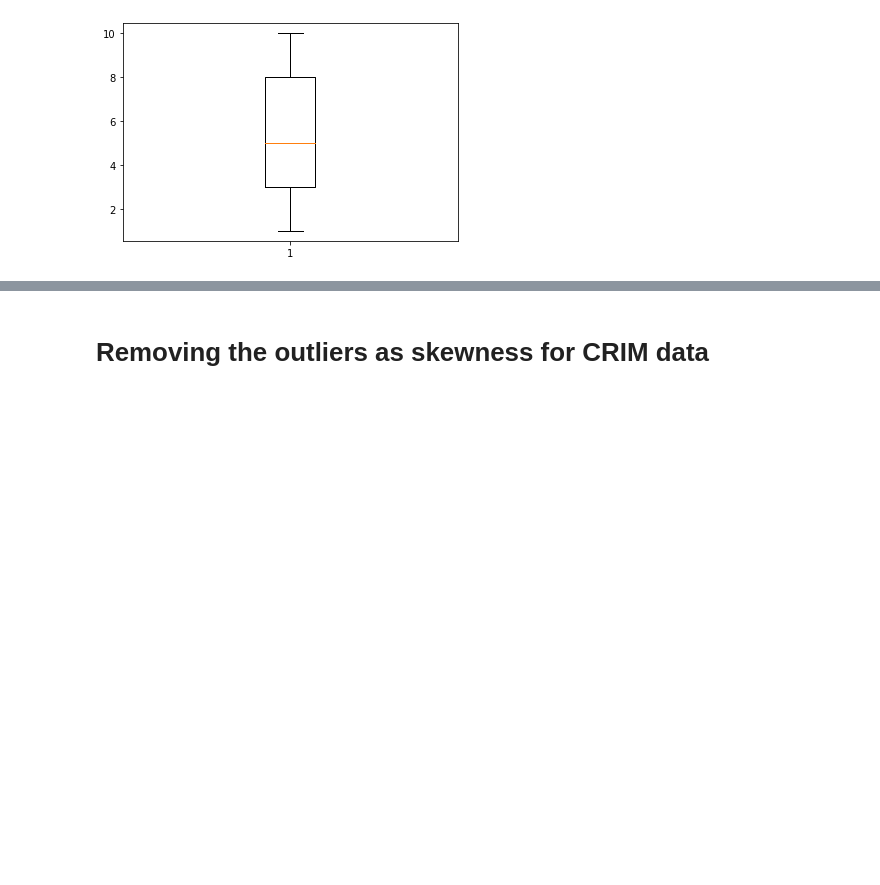
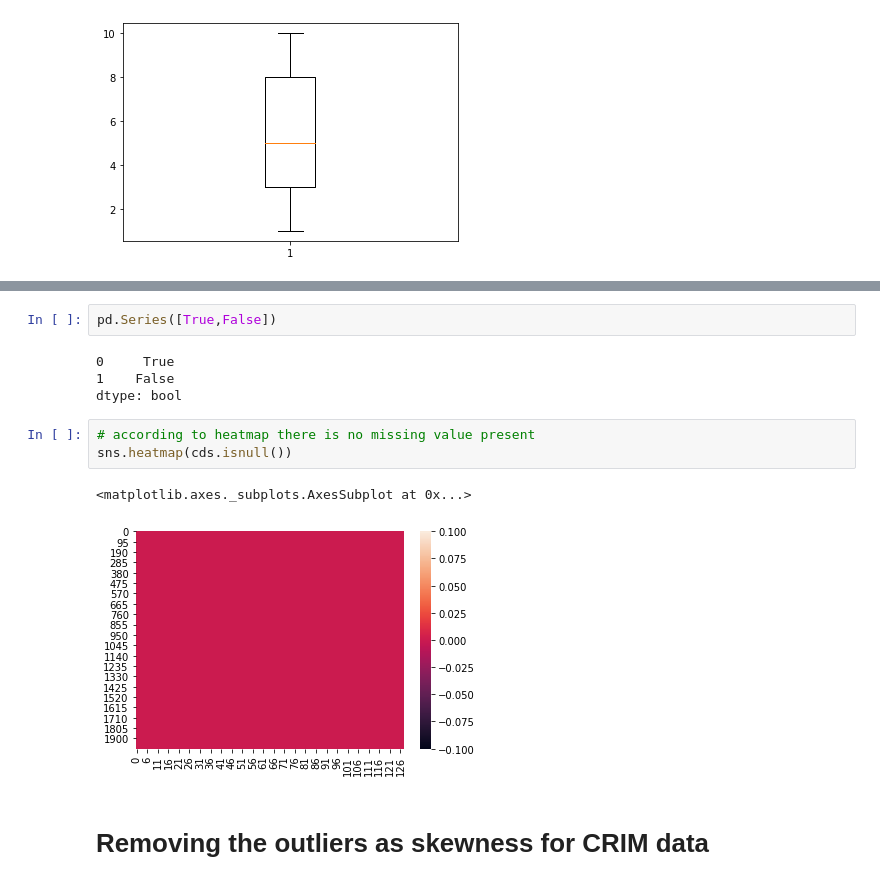
Before and after one commit to pankaj118115304/JobAnalytics, a Jupyter notebook: Practice_CRIM in India.ipynb, the cells around one changed output, grey strips where cells are left out. Cells and saved outputs as stored; diff of their text form; blank space fills up the shorter version.

```diff
--- a/Practice_CRIM in India.ipynb
+++ b/Practice_CRIM in India.ipynb
@@ -284,3 +304,15 @@ sns.distplot(cds.corr())
+# %%
+pd.Series([True,False])
+# %% [output]
+0     True
+1    False
+dtype: bool
+# %%
+# according to heatmap there is no missing value present
+sns.heatmap(cds.isnull())
+# %% [output]
+<matplotlib.axes._subplots.AxesSubplot at 0x...>
+[figure, added]
 # %% [markdown]
 # Removing the outliers as skewness for CRIM data
 # %%
```
Also changed, not shown: parts of 20 cells of this notebook.
